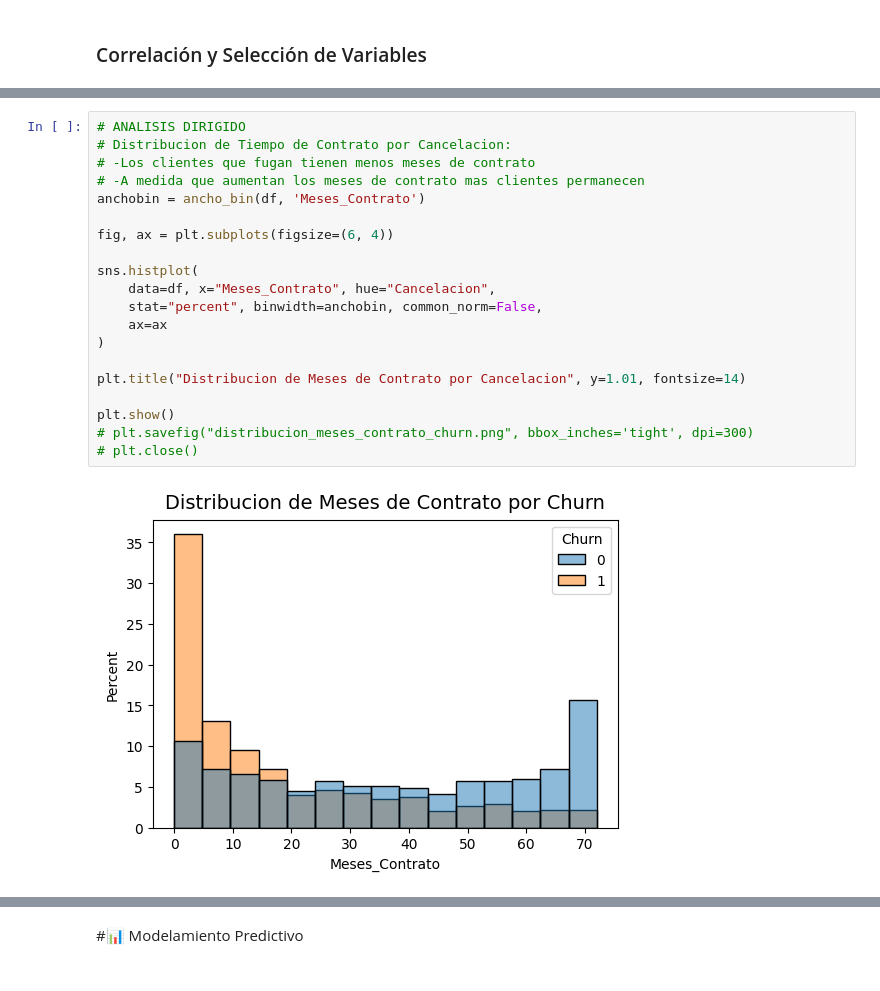
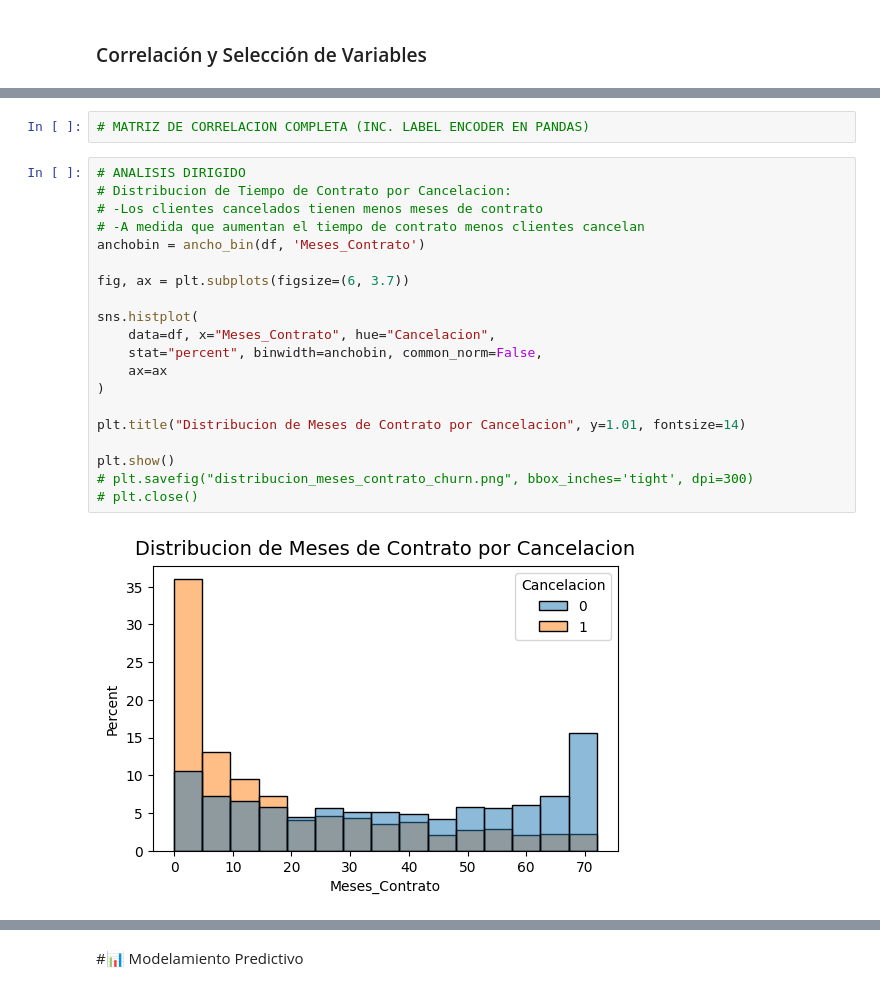
Before and after one commit to rmedi21/challenge-telecom-x-2, a Jupyter notebook: TelecomX_2.ipynb, the cells around one changed output, grey strips where cells are left out. Saved outputs shown, nothing was run; the diff lists cells and outputs as text.

```diff
--- a/TelecomX_2.ipynb
+++ b/TelecomX_2.ipynb
@@ -116,23 +138,25 @@ plt.show()
+# %%
+# MATRIZ DE CORRELACION COMPLETA (INC. LABEL ENCODER EN PANDAS)
 # %%
 # ANALISIS DIRIGIDO
 # Distribucion de Tiempo de Contrato por Cancelacion:
-# -Los clientes que fugan tienen menos meses de contrato
-# -A medida que aumentan los meses de contrato mas clientes permanecen
+# -Los clientes cancelados tienen menos meses de contrato
+# -A medida que aumentan el tiempo de contrato menos clientes cancelan
 anchobin = ancho_bin(df, 'Meses_Contrato')
 
-fig, ax = plt.subplots(figsize=(6, 4))
+fig, ax = plt.subplots(figsize=(6, 3.7))
 
 sns.histplot(
     data=df, x="Meses_Contrato", hue="Cancelacion",
     stat="percent", binwidth=anchobin, common_norm=False,
     ax=ax
 )
 
 plt.title("Distribucion de Meses de Contrato por Cancelacion", y=1.01, fontsize=14)
 
 plt.show()
 # plt.savefig("distribucion_meses_contrato_churn.png", bbox_inches='tight', dpi=300)
 # plt.close()
 # %% [output]
-[figure, old version]
+[figure, new version]
 # %%
```
Also changed, not shown: parts of 33 cells of this notebook.
